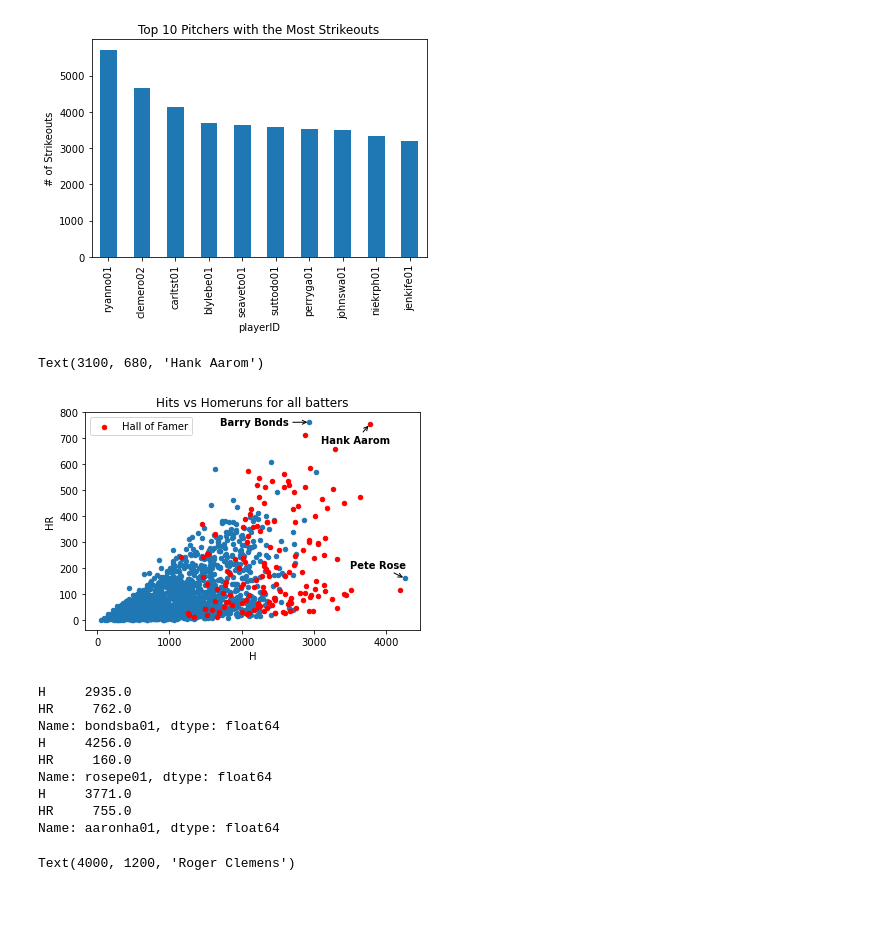
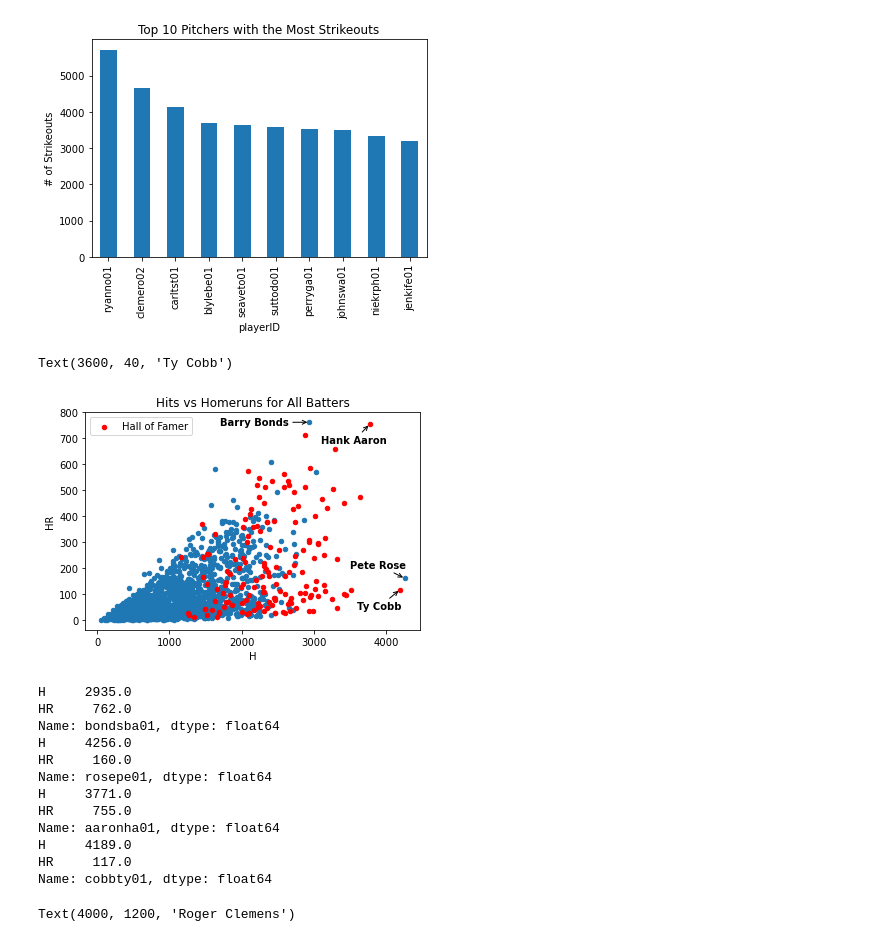
Before and after one commit to ctmurphey/ML-BaseballHoF, a Jupyter notebook: playwithdata.ipynb, the cells around one changed output. Drawn from its saved outputs; the diff is of its cells as text; code cells hidden in the pictures; blank space fills up the shorter version.

```diff
--- a/playwithdata.ipynb
+++ b/playwithdata.ipynb
@@ -195,19 +195,21 @@ pitching['SO'].sort_values(ascending=False).head(10).plot(kind='bar', title='Top
 [figure]
 # %%
 fig, ax = plt.subplots()
-batting.loc[batting['HoF']==0].plot(x = 'H', y='HR', kind='scatter', title='Hits vs Homeruns for all batters', ax=ax)
-batting.loc[batting['HoF']==1].plot(x = 'H', y='HR', kind='scatter', title='Hits vs Homeruns for all batters', ax=ax, c='r', label='Hall of Famer')
+batting.loc[batting['HoF']==0].plot(x = 'H', y='HR', kind='scatter', title='Hits vs Homeruns for All Batters', ax=ax)
+batting.loc[batting['HoF']==1].plot(x = 'H', y='HR', kind='scatter', ax=ax, c='r', label='Hall of Famer')
 ax.legend()
 ax.annotate('Barry Bonds', xytext=(1700,750), xy=(2935, 762), arrowprops=dict(arrowstyle="->"), weight='bold')
 ax.annotate('Pete Rose', xytext=(3500,200), xy=(4256, 160), arrowprops=dict(arrowstyle="->"), weight='bold')
 ax.annotate('Hank Aaron', xytext=(3100,680), xy=(3771, 755), arrowprops=dict(arrowstyle="->"), weight='bold')
+ax.annotate('Ty Cobb', xytext=(3600,40), xy=(4189, 117), arrowprops=dict(arrowstyle="->"), weight='bold')
 # %% [output]
-Text(3100, 680, 'Hank Aarom')
+Text(3600, 40, 'Ty Cobb')
-[figure, old version]
+[figure, new version]
 # %%
 print(batting.loc['bondsba01', ['H', 'HR']])
 print(batting.loc['rosepe01', ['H', 'HR']])
 print(batting.loc['aaronha01', ['H', 'HR']])
+print(batting.loc['cobbty01', ['H', 'HR']])
 # %% [output]
 H     2935.0
 HR     762.0
@@ -218,6 +220,9 @@ Name: rosepe01, dtype: float64
 H     3771.0
 HR     755.0
 Name: aaronha01, dtype: float64
+H     4189.0
+HR     117.0
+Name: cobbty01, dtype: float64
 # %%
 fig, ax = plt.subplots()
 pitching.loc[pitching['HoF']==0].plot(x='SO', y='BB', kind='scatter', title="Strikeouts vs Walks of all pitchers", ax=ax)
```
Also changed, not shown: parts of 2 cells of this notebook, 3 other files.
